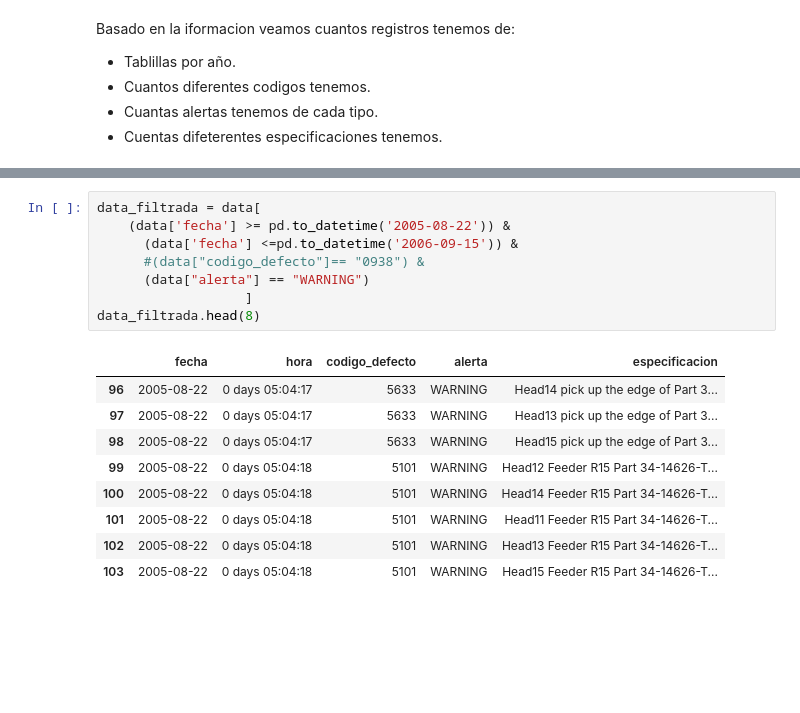
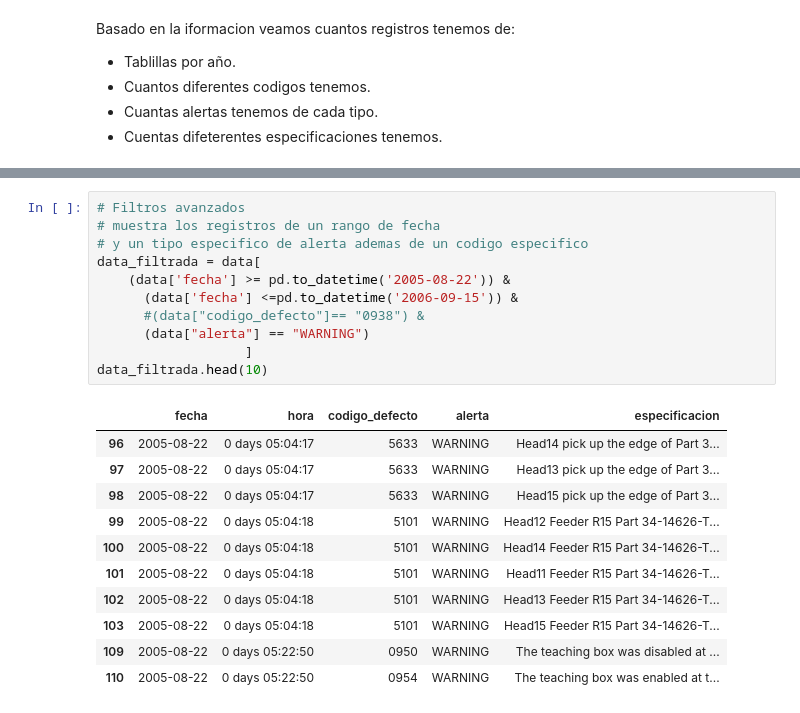
Before and after one commit to Brayam1998/log_maq, a Jupyter notebook: analisis_exploratorio/analisis_exploratorio.ipynb, the cells around one changed output, grey strips where cells are left out. Cells and saved outputs as stored; diff of their text form; blank space fills up the shorter version.

```diff
--- a/analisis_exploratorio/analisis_exploratorio.ipynb
+++ b/analisis_exploratorio/analisis_exploratorio.ipynb
@@ -67,18 +115,23 @@ data.head()
 # %%
+# Filtros avanzados
+# muestra los registros de un rango de fecha
+# y un tipo especifico de alerta ademas de un codigo especifico
 data_filtrada = data[
     (data['fecha'] >= pd.to_datetime('2005-08-22')) &
       (data['fecha'] <=pd.to_datetime('2006-09-15')) &
       #(data["codigo_defecto"]== "0938") &
       (data["alerta"] == "WARNING")
                    ]
-data_filtrada.head(8)
+data_filtrada.head(10)
 # %% [output]
 |  | fecha | hora | codigo_defecto | alerta | especificacion |
 | 96 | 2005-08-22 | 0 days 05:04:17 | 5633 | WARNING | Head14 pick up the edge of Part 3... |
 | 97 | 2005-08-22 | 0 days 05:04:17 | 5633 | WARNING | Head13 pick up the edge of Part 3... |
 | 98 | 2005-08-22 | 0 days 05:04:17 | 5633 | WARNING | Head15 pick up the edge of Part 3... |
 | 99 | 2005-08-22 | 0 days 05:04:18 | 5101 | WARNING | Head12 Feeder R15 Part 34-14626-T... |
 | 100 | 2005-08-22 | 0 days 05:04:18 | 5101 | WARNING | Head14 Feeder R15 Part 34-14626-T... |
 | 101 | 2005-08-22 | 0 days 05:04:18 | 5101 | WARNING | Head11 Feeder R15 Part 34-14626-T... |
 | 102 | 2005-08-22 | 0 days 05:04:18 | 5101 | WARNING | Head13 Feeder R15 Part 34-14626-T... |
 | 103 | 2005-08-22 | 0 days 05:04:18 | 5101 | WARNING | Head15 Feeder R15 Part 34-14626-T... |
+| 109 | 2005-08-22 | 0 days 05:22:50 | 0950 | WARNING | The teaching box was disabled at ... |
+| 110 | 2005-08-22 | 0 days 05:22:50 | 0954 | WARNING | The teaching box was enabled at t... |
```
Also changed, not shown: parts of 9 cells of this notebook.
